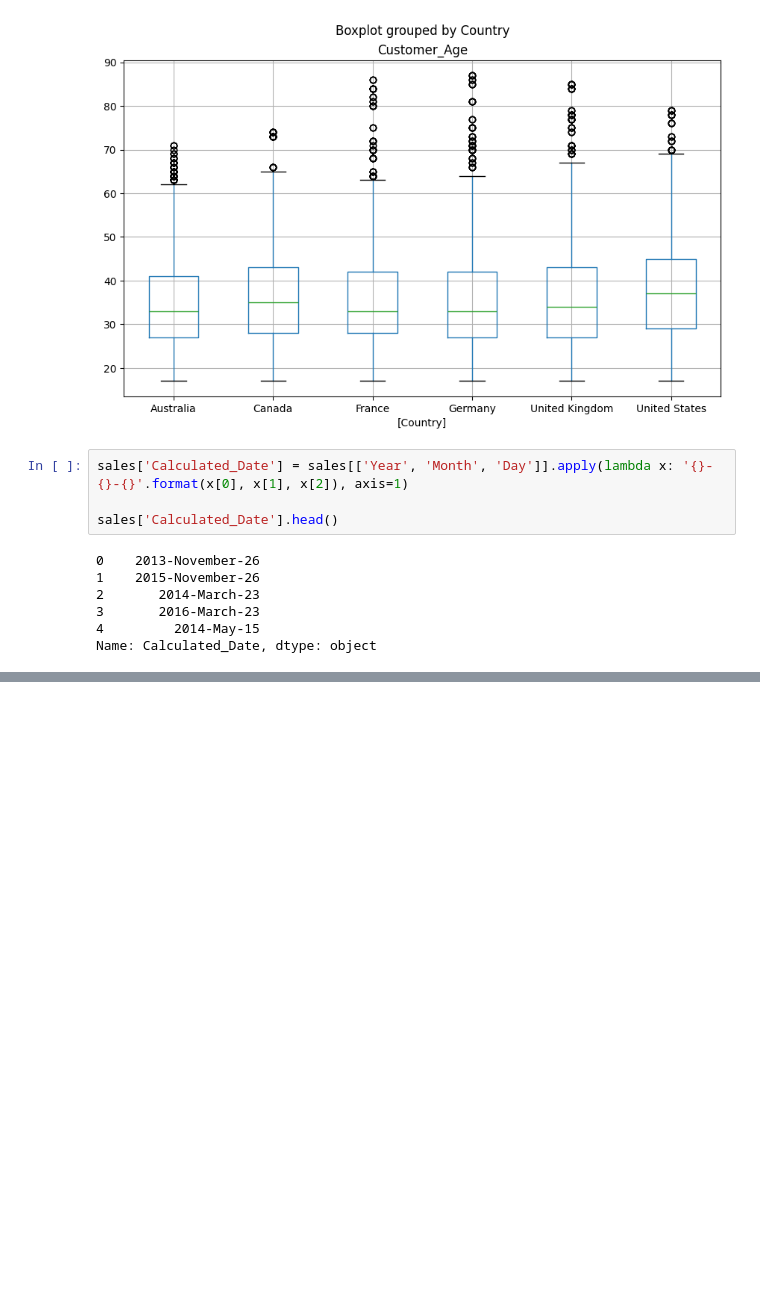
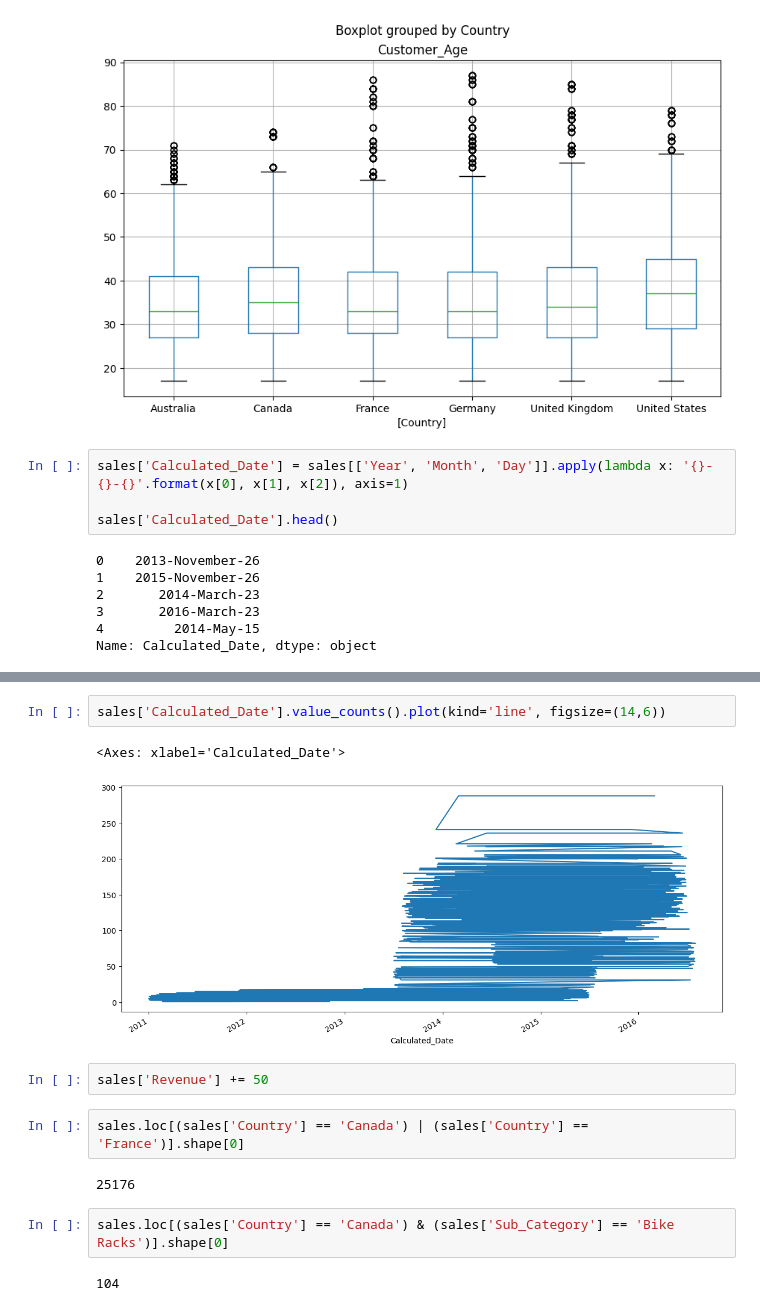
Before and after one commit to Noka993/learning-python, a Jupyter notebook: data-analysis/exercise_1.ipynb, the cells around one changed output, grey strips where cells are left out. Cells and saved outputs as stored; diff of their text form; blank space fills up the shorter version.

```diff
--- a/data-analysis/exercise_1.ipynb
+++ b/data-analysis/exercise_1.ipynb
@@ -144,0 +152,15 @@ sales['Calculated_Date'].head()
+# %%
+sales['Calculated_Date'].value_counts().plot(kind='line', figsize=(14,6))
+# %% [output]
+<Axes: xlabel='Calculated_Date'>
+[figure, added]
+# %%
+sales['Revenue'] += 50
+# %%
+sales.loc[(sales['Country'] == 'Canada') | (sales['Country'] == 'France')].shape[0]
+# %% [output]
+25176
+# %%
+sales.loc[(sales['Country'] == 'Canada') & (sales['Sub_Category'] == 'Bike Racks')].shape[0]
+# %% [output]
+104
```
Also changed, not shown: parts of 20 cells of this notebook.
